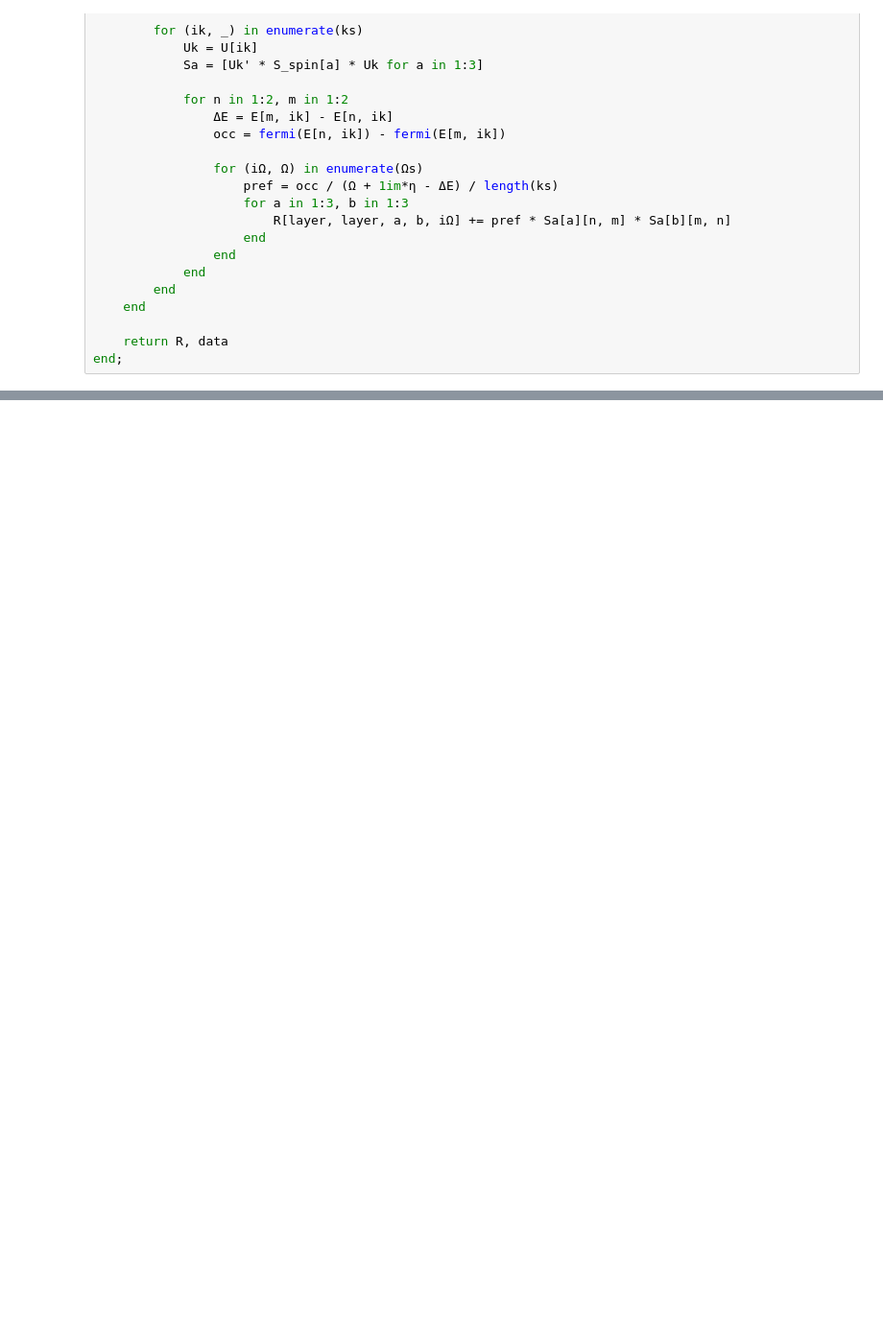
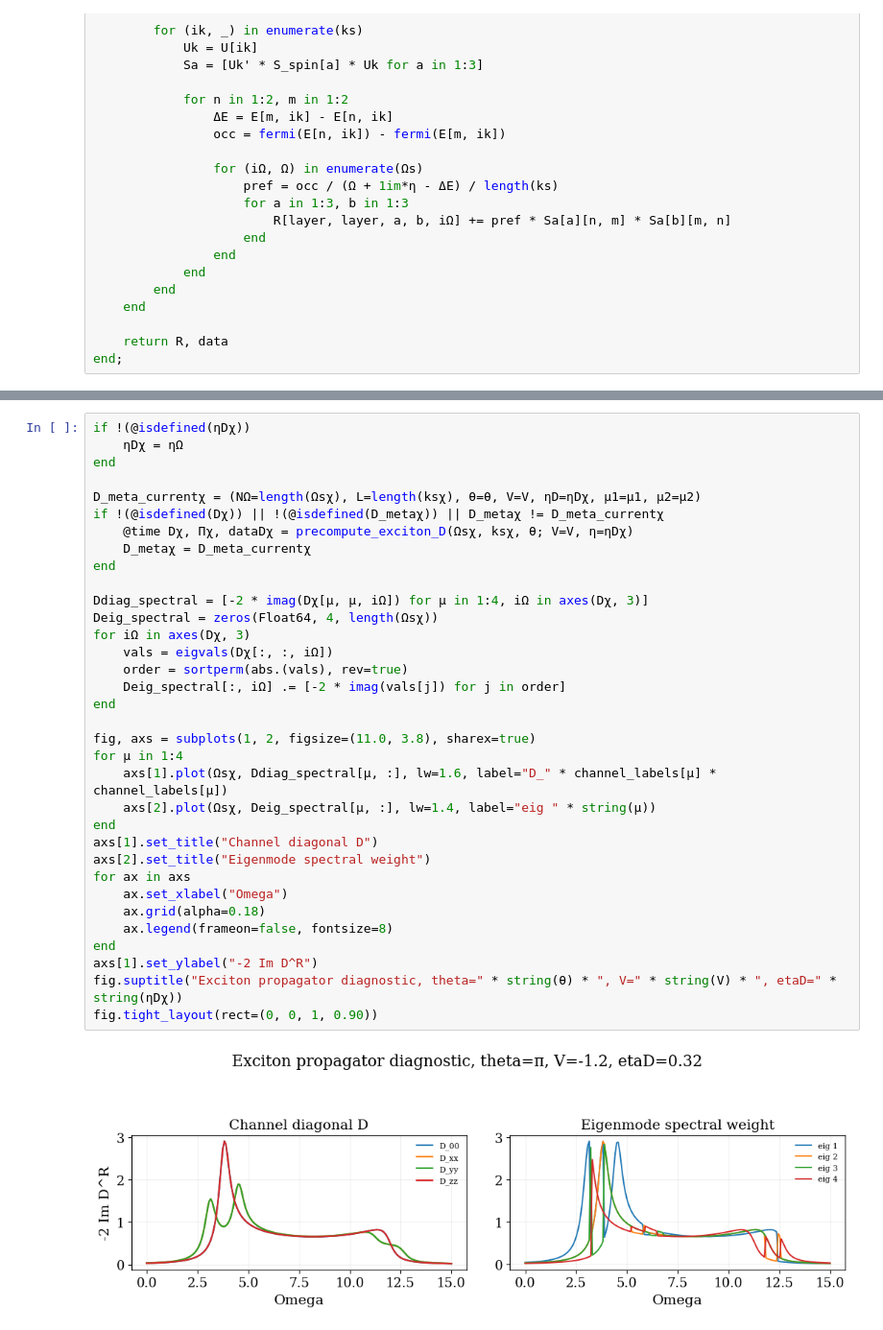
Before and after one commit to fegarciaga/05_tJ_exciton, a Jupyter notebook: RPA-exciton/StaticSpinSucep.ipynb, the cells around one changed output, grey strips where cells are left out. Shown at 96% size. Saved outputs shown, nothing was run; the diff lists cells and outputs as text; blank space fills up the shorter version.

```diff
--- a/RPA-exciton/StaticSpinSucep.ipynb
+++ b/RPA-exciton/StaticSpinSucep.ipynb
@@ -182,0 +957,36 @@ Before implementing it, we need to fix the sign convention, the factor of $J_{sd
+# %%
+if !(@isdefined(ηDχ))
+    ηDχ = ηΩ
+end
+
+D_meta_currentχ = (NΩ=length(Ωsχ), L=length(ksχ), θ=θ, V=V, ηD=ηDχ, μ1=μ1, μ2=μ2)
+if !(@isdefined(Dχ)) || !(@isdefined(D_metaχ)) || D_metaχ != D_meta_currentχ
+    @time Dχ, Πχ, dataDχ = precompute_exciton_D(Ωsχ, ksχ, θ; V=V, η=ηDχ)
+    D_metaχ = D_meta_currentχ
+end
+
+Ddiag_spectral = [-2 * imag(Dχ[μ, μ, iΩ]) for μ in 1:4, iΩ in axes(Dχ, 3)]
+Deig_spectral = zeros(Float64, 4, length(Ωsχ))
+for iΩ in axes(Dχ, 3)
+    vals = eigvals(Dχ[:, :, iΩ])
+    order = sortperm(abs.(vals), rev=true)
+    Deig_spectral[:, iΩ] .= [-2 * imag(vals[j]) for j in order]
+end
+
+fig, axs = subplots(1, 2, figsize=(11.0, 3.8), sharex=true)
+for μ in 1:4
+    axs[1].plot(Ωsχ, Ddiag_spectral[μ, :], lw=1.6, label="D_" * channel_labels[μ] * channel_labels[μ])
+    axs[2].plot(Ωsχ, Deig_spectral[μ, :], lw=1.4, label="eig " * string(μ))
+end
+axs[1].set_title("Channel diagonal D")
+axs[2].set_title("Eigenmode spectral weight")
+for ax in axs
+    ax.set_xlabel("Omega")
+    ax.grid(alpha=0.18)
+    ax.legend(frameon=false, fontsize=8)
+end
+axs[1].set_ylabel("-2 Im D^R")
+fig.suptitle("Exciton propagator diagnostic, theta=" * string(θ) * ", V=" * string(V) * ", etaD=" * string(ηDχ))
+fig.tight_layout(rect=(0, 0, 1, 0.90))
+# %% [output]
+[figure, added]
```
Also changed, not shown: parts of 24 cells of this notebook, 3 other files.
